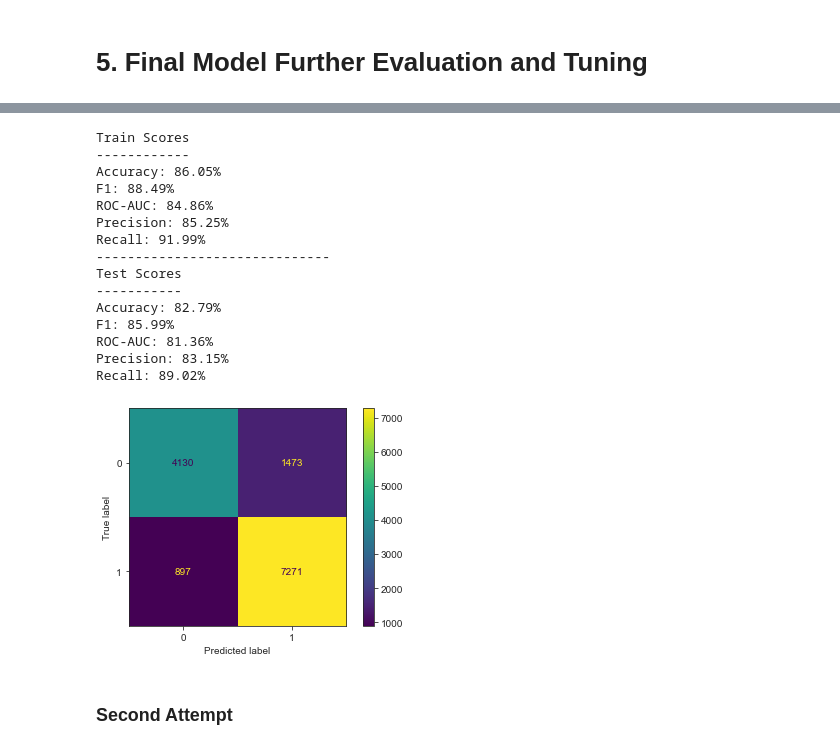
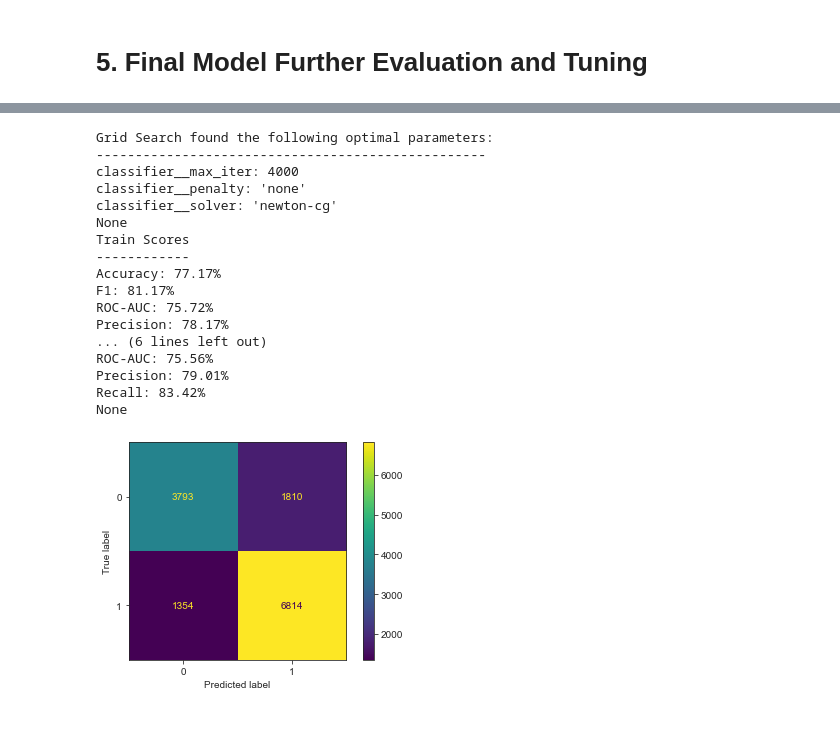
Before and after one commit to ayeejoeey/Binary-Classification-Model-Predicting-Functionality-Of-WaterPipelines-In-Tanzania, a Jupyter notebook: Notebook/Full_Notebook.ipynb, the cells around one changed output, grey strips where cells are left out. Cells and saved outputs as stored; diff of their text form; code cells hidden in the pictures; blank space fills up the shorter version.

```diff
--- a/Notebook/Full_Notebook.ipynb
+++ b/Notebook/Full_Notebook.ipynb
@@ -697,2 +693,0 @@ X_train.shape
-# %%
-preprocessor.fit_transform(X_train).shape
@@ -1110,0 +1179,12 @@ Recall: 92.08%
+# %%
+clf_logreg_final = Pipeline(steps=[('preprocessor', preprocessor),
+                             ('classifier', LogisticRegression(class_weight='balanced'))])
+
+param_limit_logreg = {
+    'classifier__penalty': ['none', 'l2'],
+    'classifier__solver': ['sag','saga'],
+    'classifier__max_iter': [3000],
+}
+
+grid_logreg = GridSearchCV(clf_logreg_final, param_grid=param_limit_logreg)
+grid_logreg.fit(X_train, y_train)
@@ -1135,15 +1230,0 @@ None
-# %%
-clf_knn_final_f1 = Pipeline(steps=[('preprocessor', preprocessor),
-                          ('classifier', KNeighborsClassifier())])
-
-param_limit = {
-    'classifier__n_neighbors': [7, 11],
-    'classifier__weights': ['uniform', 'distance'],
-    'classifier__leaf_size': [30, 35, 40],
-    'classifier__p': [1, 2],
-}
-
-
-grid_knn_final_f1 = GridSearchCV(clf_knn_final_f1, param_grid=param_limit)
-
-grid_knn_final_f1.fit(X_train, y_train)
@@ -1176,0 +1233,12 @@ classifier__weights: 'uniform'
+# %%
+clf_logreg_final2 = Pipeline(steps=[('preprocessor', preprocessor),
+                             ('classifier', LogisticRegression(class_weight='balanced'))])
+
+param_limit_logreg2 = {
+    'classifier__penalty': ['none', 'l2'],
+    'classifier__solver': ['newton-cg','lbfgs'],
+    'classifier__max_iter': [4000],
+}
+
+grid_logreg2 = GridSearchCV(clf_logreg_final2, param_grid=param_limit_logreg2)
+grid_logreg2.fit(X_train, y_train)
@@ -1177,21 +1263,22 @@ classifier__weights: 'uniform'
 # %%
-evaluate(grid_knn_final_f1, X_train, X_test, y_train, y_test)
+print(get_best_parameters(grid_logreg2))
+print(evaluate(grid_logreg2, X_train, X_test, y_train, y_test))
 # %% [output]
+Grid Search found the following optimal parameters:
+--------------------------------------------------
+classifier__max_iter: 4000
+classifier__penalty: 'none'
+classifier__solver: 'newton-cg'
+None
 Train Scores
 ------------
-Accuracy: 86.05%
-F1: 88.49%
-ROC-AUC: 84.86%
-Precision: 85.25%
-Recall: 91.99%
-------------------------------
-Test Scores
------------
-Accuracy: 82.79%
-F1: 85.99%
-ROC-AUC: 81.36%
-Precision: 83.15%
-Recall: 89.02%
+Accuracy: 77.17%
+F1: 81.17%
+ROC-AUC: 75.72%
+Precision: 78.17%
+... (6 lines left out)
+ROC-AUC: 75.56%
+Precision: 79.01%
+Recall: 83.42%
+None
-[figure, old version]
+[figure, new version]
-# %% [markdown]
-### Second Attempt
```
Also changed, not shown: parts of 35 cells of this notebook.
